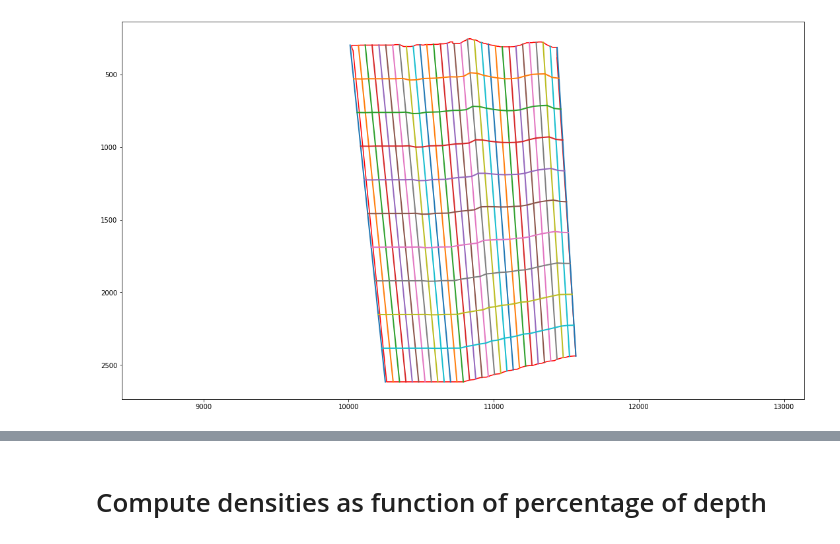
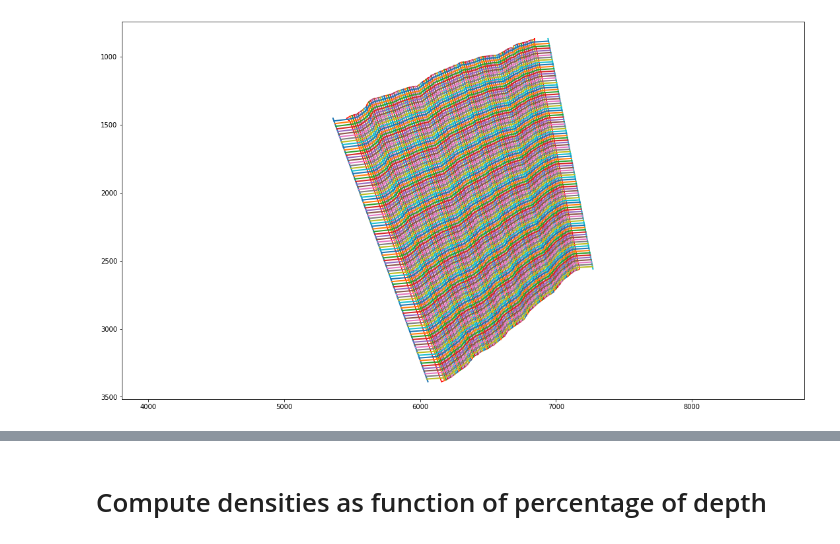
Before and after one commit to jacquemi-bbp/rat_sscx_nissl_analysis, a Jupyter notebook: notebook/depth_grid.ipynb, the cells around one changed output, grey strips where cells are left out. Cells and saved outputs as stored; diff of their text form; code cells hidden in the pictures.

```diff
--- a/notebook/depth_grid.ipynb
+++ b/notebook/depth_grid.ipynb
@@ -31,3 +32,6 @@ data = (islice(r, 1, None) for r in data)
 df_404 = pd.DataFrame(data, index=idx, columns=cols)
 cells_centroid_x = df_404['Centroid X µm'].to_numpy(dtype=float)
 cells_centroid_y = df_404['Centroid Y µm'].to_numpy(dtype=float)
+# %%
+pixel_size = 0.346
+annotations_geo = geojson.load(open('/tmp/Inputs/SLD_0000540.vsi - 20x_01_annotations.json','rb'))
@@ -34,20 +68,13 @@ cells_centroid_y = df_404['Centroid Y µm'].to_numpy(dtype=float)
 # %%
-pixel_size = 0.346
-annotations_geo = geojson.load(open('../Inputs/404_01_annotations.geojson','rb'))
-#s1_coordinates = np.array(s1_geo[0]["geometry"]["coordinates"][0]) * pixel_size
 
-annotations = dict()
-for entry in annotations_geo:
-    try:
-        if "name" in entry["properties"].keys():
-            annotations[entry["properties"]["name"]] = np.array(entry["geometry"]["coordinates"]) * pixel_size
-    except KeyError: # annotation without name
-        pass
+s1_coordinates = annotations['S1'][0] * pixel_size
 
-s1_coordinates = annotations['S1'][0]
 # These 4 points can not be find via an algo, so we need QuPath annotation
-top_left = annotations['TOP_LEFT']
-bottom_left = annotations['BOTTOM_LEFT']
-top_right = annotations['TOP_RIGHT']
-bottom_right = annotations['BOTTOM_RIGHT']
+top_left = annotations['top_left'] * pixel_size
+bottom_left = annotations['bottom_left'] * pixel_size
+top_right = annotations['top_right'] * pixel_size
+bottom_right = annotations['bottom_right'] * pixel_size
 quadrilateral = np.array([top_left, top_right, bottom_right, bottom_left, top_left])
+
+nb_row = 100
+nb_col = 100
@@ -102,19 +101,19 @@ def create_grid(quadrilateral, s1_coordinates, nb_row, nb_col):
     bottom_left = quadrilateral[3]
 
     # Vertical lines
-    lines = [LineString([[top_left[0]-10, top_left[1]], [bottom_left[0]-10, bottom_left[1]]])]
+    lines = [LineString([[top_left[0]-100, top_left[1]], [bottom_left[0]-100, bottom_left[1]]])]
     for i in range(nb_col-1):
         top_point = top_left + (top_right - top_left) / nb_col * (i+1)
         bottom_point = bottom_left + (bottom_right - bottom_left) / nb_col * (i+1)
         line = LineString([(top_point[0], top_point[1]), (bottom_point[0], bottom_point[1])])
         line = getExtrapoledLine(line, 1.3)
-        #try:
-        intersection_line = Polygon(s1_coordinates).intersection(line).coords
-        lines.append(intersection_line)
-        #except NotImplementedError:
+        try:
+            intersection_line = Polygon(s1_coordinates).intersection(line).coords
+            lines.append(intersection_line)
+        except NotImplementedError:
         #    intersection_line = list(Polygon(quadrilateral).intersection(line).coords)
-        #    pass
-    lines.append(LineString([top_right, bottom_right]))
+            pass
+    lines.append(LineString([[top_right[0]+100, top_right[1]], [bottom_right[0]+100,bottom_right[1]]]))
 
     # Horizontal lines
     horizontal_lines = []
@@ -142,21 +141,20 @@ def create_grid(quadrilateral, s1_coordinates, nb_row, nb_col):
     '''
     return lines, horizontal_lines
 # %%
+
 fig = plt.figure()
 fig.set_size_inches(18.5, 10.5)
 plt.axis('equal')
 plt.gca().invert_yaxis()
 plt.plot(s1_coordinates[:,0], s1_coordinates[:,1], 'r')
-nb_row = 10
-nb_col = 30
 vertical_lines, horizontal_lines = create_grid(quadrilateral, s1_coordinates, nb_row, nb_col)
 for line in vertical_lines:
     line_coord = np.array(line)
     plt.plot(line_coord[:,0], line_coord[:,1], linewidth=2)
 
 
 for line in horizontal_lines:
     line_coord = np.array(line)
     plt.plot(line_coord[:,0], line_coord[:,1], linewidth=2)
 # %% [output]
-[figure, old version]
+[figure, new version]
```
Also changed, not shown: parts of 18 cells of this notebook, 7 other files.
